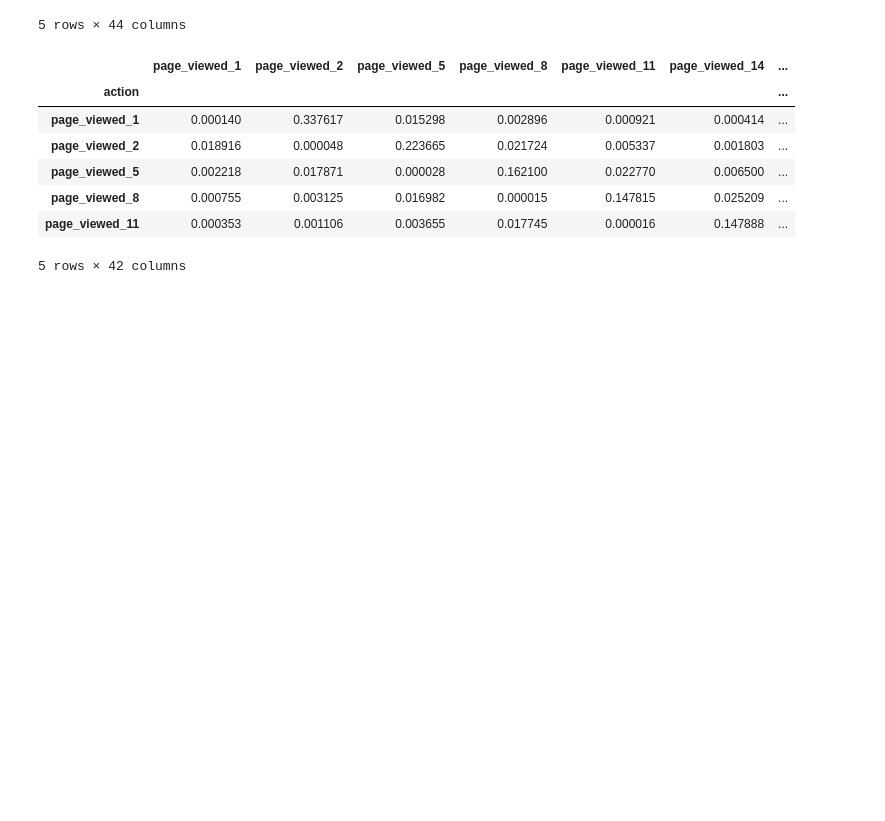
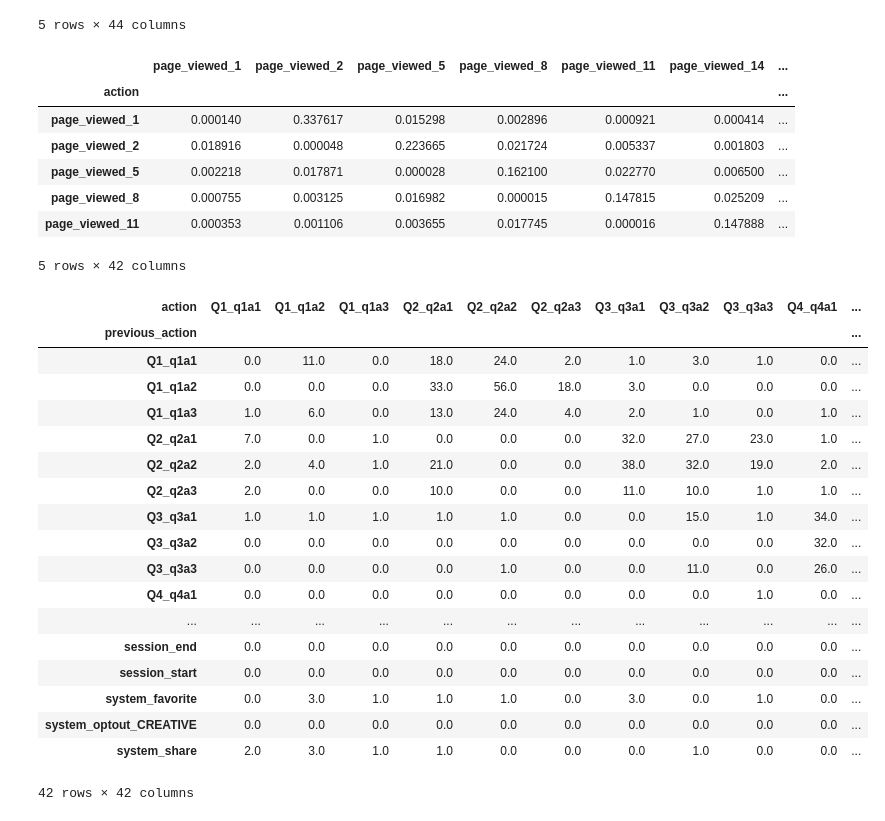
Before and after one commit to Leo-nid/hse-PR, a Jupyter notebook: hw9.ipynb, the cells around one changed output. Saved outputs shown, nothing was run; the diff lists cells and outputs as text; code cells hidden in the pictures; blank space fills up the shorter version.

Commit message:
added graph

```diff
--- a/hw9.ipynb
+++ b/hw9.ipynb
@@ -40,7 +41,7 @@ def get_next_action(current_action, rnd):
 def generate_logs(number_of_sessions=10):
     logs_data = pd.DataFrame(columns=['session', 'action', 'previous_action'])
     # Maybe you need to add 'date' column with random timestamp and random timedelta
-    for session in range(number_of_sessions):
+    for session in trange(number_of_sessions):
         current_action = 'session_start'
         logs_data = logs_data.append({'session': session,
                                       'action': current_action,
@@ -54,4 +55,4 @@ def generate_logs(number_of_sessions=10):
             current_action = next_action
     return logs_data
 # %%
-logs_data = generate_logs(number_of_sessions=10)
+logs_data = generate_logs(number_of_sessions=5 * 10**4)
@@ -61,0 +59,31 @@ def generate_graph_data(logs_data):
+# %%
+def generate_graph_data(logs_data):
+    tmp = logs_data.groupby(['previous_action', 'action']).count().reset_index()
+    tmp = tmp.append({'previous_action':'session_end', 'action':'session_start', 'session': 0}, ignore_index=True) # костыль, чтобы добавить столбец session_start и строчку session_end
+    result = tmp.pivot(index='previous_action', columns='action', values='session')
+    result = result.fillna(0)
+    return result
+# %%
+new_data = generate_graph_data(logs_data)
+# %%
+new_data
+# %% [output]
+| action | Q1_q1a1 | Q1_q1a2 | Q1_q1a3 | Q2_q2a1 | Q2_q2a2 | Q2_q2a3 | Q3_q3a1 | Q3_q3a2 | Q3_q3a3 | Q4_q4a1 | ... |
+| previous_action |  |  |  |  |  |  |  |  |  |  | ... |
+| Q1_q1a1 | 0.0 | 11.0 | 0.0 | 18.0 | 24.0 | 2.0 | 1.0 | 3.0 | 1.0 | 0.0 | ... |
+| Q1_q1a2 | 0.0 | 0.0 | 0.0 | 33.0 | 56.0 | 18.0 | 3.0 | 0.0 | 0.0 | 0.0 | ... |
+| Q1_q1a3 | 1.0 | 6.0 | 0.0 | 13.0 | 24.0 | 4.0 | 2.0 | 1.0 | 0.0 | 1.0 | ... |
+| Q2_q2a1 | 7.0 | 0.0 | 1.0 | 0.0 | 0.0 | 0.0 | 32.0 | 27.0 | 23.0 | 1.0 | ... |
+| Q2_q2a2 | 2.0 | 4.0 | 1.0 | 21.0 | 0.0 | 0.0 | 38.0 | 32.0 | 19.0 | 2.0 | ... |
+| Q2_q2a3 | 2.0 | 0.0 | 0.0 | 10.0 | 0.0 | 0.0 | 11.0 | 10.0 | 1.0 | 1.0 | ... |
+| Q3_q3a1 | 1.0 | 1.0 | 1.0 | 1.0 | 1.0 | 0.0 | 0.0 | 15.0 | 1.0 | 34.0 | ... |
+| Q3_q3a2 | 0.0 | 0.0 | 0.0 | 0.0 | 0.0 | 0.0 | 0.0 | 0.0 | 0.0 | 32.0 | ... |
+| Q3_q3a3 | 0.0 | 0.0 | 0.0 | 0.0 | 1.0 | 0.0 | 0.0 | 11.0 | 0.0 | 26.0 | ... |
+| Q4_q4a1 | 0.0 | 0.0 | 0.0 | 0.0 | 0.0 | 0.0 | 0.0 | 0.0 | 1.0 | 0.0 | ... |
+| ... | ... | ... | ... | ... | ... | ... | ... | ... | ... | ... | ... |
+| session_end | 0.0 | 0.0 | 0.0 | 0.0 | 0.0 | 0.0 | 0.0 | 0.0 | 0.0 | 0.0 | ... |
+| session_start | 0.0 | 0.0 | 0.0 | 0.0 | 0.0 | 0.0 | 0.0 | 0.0 | 0.0 | 0.0 | ... |
+| system_favorite | 0.0 | 3.0 | 1.0 | 1.0 | 1.0 | 0.0 | 3.0 | 0.0 | 1.0 | 0.0 | ... |
+| system_optout_CREATIVE | 0.0 | 0.0 | 0.0 | 0.0 | 0.0 | 0.0 | 0.0 | 0.0 | 0.0 | 0.0 | ... |
+| system_share | 2.0 | 3.0 | 1.0 | 1.0 | 0.0 | 0.0 | 0.0 | 1.0 | 0.0 | 0.0 | ... |
+42 rows × 42 columns
```
Also changed, not shown: parts of 5 cells of this notebook.
